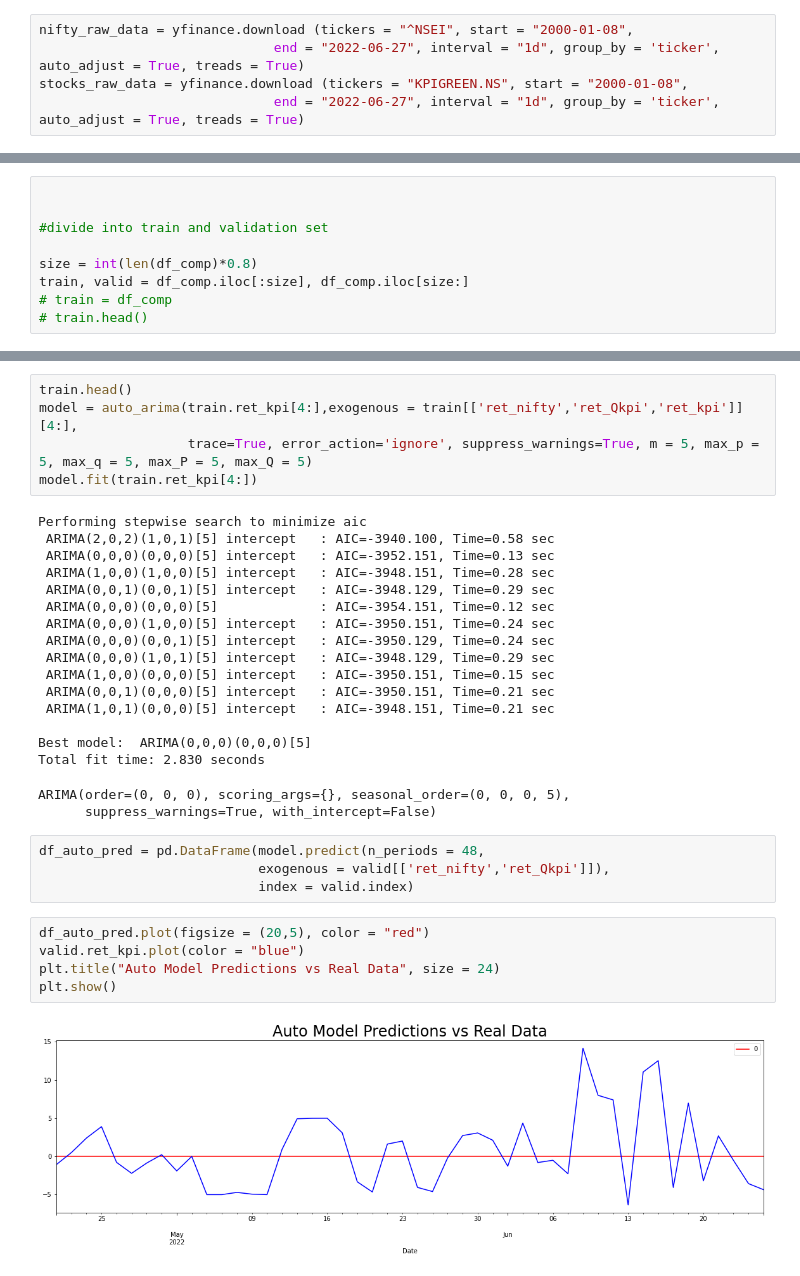
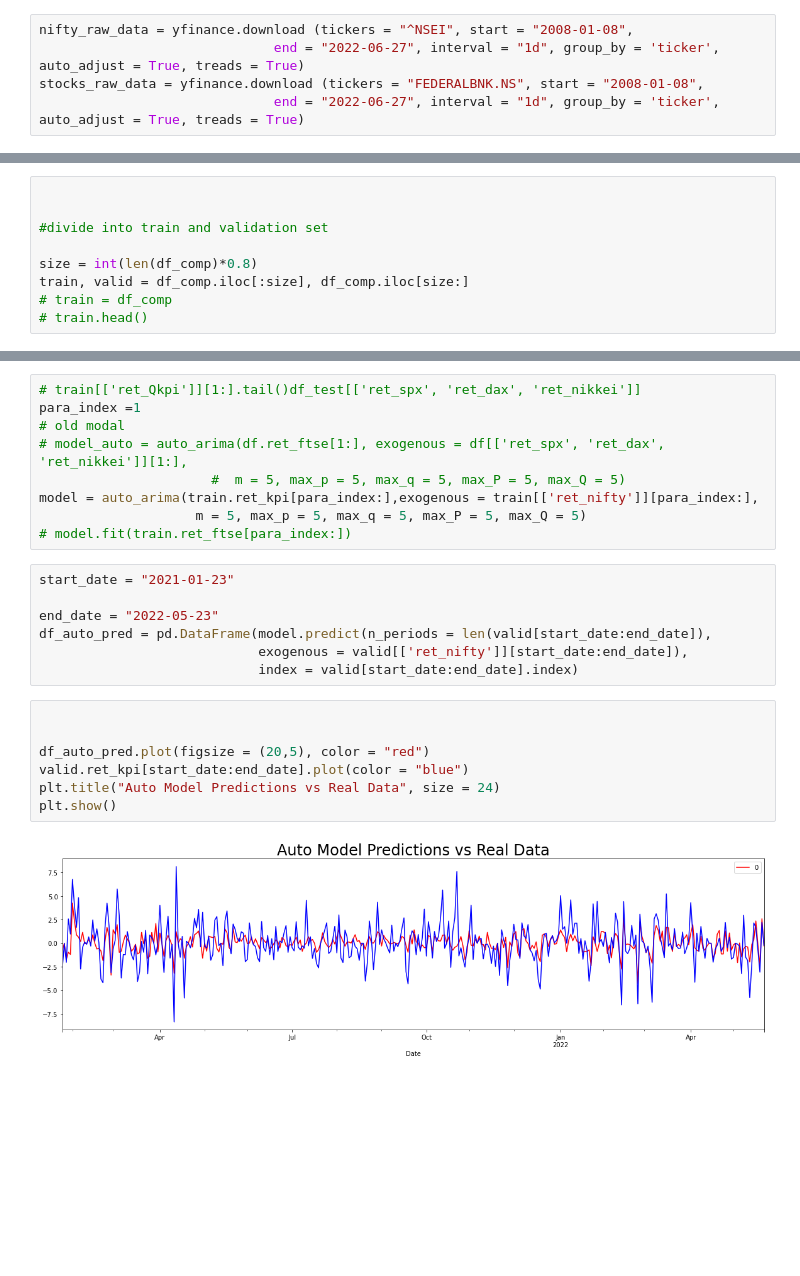
Before and after one commit to vvvipindsm/Interview, a Jupyter notebook: playground.ipynb, the cells around one changed output, grey strips where cells are left out. Drawn from its saved outputs; the diff is of its cells as text; blank space fills up the shorter version.

```diff
--- a/playground.ipynb
+++ b/playground.ipynb
@@ -28,7 +31,7 @@ Requirement already satisfied: urllib3<1.27,>=1.21.1 in /usr/local/lib/python3.7
 # %%
-nifty_raw_data = yfinance.download (tickers = "^NSEI", start = "2000-01-08",
+nifty_raw_data = yfinance.download (tickers = "^NSEI", start = "2008-01-08",
                               end = "2022-06-27", interval = "1d", group_by = 'ticker', auto_adjust = True, treads = True)
-stocks_raw_data = yfinance.download (tickers = "KPIGREEN.NS", start = "2000-01-08",
+stocks_raw_data = yfinance.download (tickers = "FEDERALBNK.NS", start = "2008-01-08",
                               end = "2022-06-27", interval = "1d", group_by = 'ticker', auto_adjust = True, treads = True)
 # %% [output]
 [*********************100%***********************]  1 of 1 completed
@@ -110,34 +133,25 @@ Requirement already satisfied: pyparsing!=3.0.5,>=2.0.2 in /usr/local/lib/python
-# %%
-train.head()
-model = auto_arima(train.ret_kpi[4:],exogenous = train[['ret_nifty','ret_Qkpi','ret_kpi']][4:],
-                   trace=True, error_action='ignore', suppress_warnings=True, m = 5, max_p = 5, max_q = 5, max_P = 5, max_Q = 5)
-model.fit(train.ret_kpi[4:])
-# %% [output]
-Performing stepwise search to minimize aic
- ARIMA(2,0,2)(1,0,1)[5] intercept   : AIC=-3940.100, Time=0.58 sec
- ARIMA(0,0,0)(0,0,0)[5] intercept   : AIC=-3952.151, Time=0.13 sec
- ARIMA(1,0,0)(1,0,0)[5] intercept   : AIC=-3948.151, Time=0.28 sec
- ARIMA(0,0,1)(0,0,1)[5] intercept   : AIC=-3948.129, Time=0.29 sec
- ARIMA(0,0,0)(0,0,0)[5]             : AIC=-3954.151, Time=0.12 sec
- ARIMA(0,0,0)(1,0,0)[5] intercept   : AIC=-3950.151, Time=0.24 sec
- ARIMA(0,0,0)(0,0,1)[5] intercept   : AIC=-3950.129, Time=0.24 sec
- ARIMA(0,0,0)(1,0,1)[5] intercept   : AIC=-3948.129, Time=0.29 sec
- ARIMA(1,0,0)(0,0,0)[5] intercept   : AIC=-3950.151, Time=0.15 sec
- ARIMA(0,0,1)(0,0,0)[5] intercept   : AIC=-3950.151, Time=0.21 sec
- ARIMA(1,0,1)(0,0,0)[5] intercept   : AIC=-3948.151, Time=0.21 sec
-
-Best model:  ARIMA(0,0,0)(0,0,0)[5]
-Total fit time: 2.830 seconds
-ARIMA(order=(0, 0, 0), scoring_args={}, seasonal_order=(0, 0, 0, 5),
-      suppress_warnings=True, with_intercept=False)
+# %%
+# train[['ret_Qkpi']][1:].tail()df_test[['ret_spx', 'ret_dax', 'ret_nikkei']]
+para_index =1
+# old modal
+# model_auto = auto_arima(df.ret_ftse[1:], exogenous = df[['ret_spx', 'ret_dax', 'ret_nikkei']][1:],
+                      #  m = 5, max_p = 5, max_q = 5, max_P = 5, max_Q = 5)
+model = auto_arima(train.ret_kpi[para_index:],exogenous = train[['ret_nifty']][para_index:],
+                    m = 5, max_p = 5, max_q = 5, max_P = 5, max_Q = 5)
+# model.fit(train.ret_ftse[para_index:])
 # %%
-df_auto_pred = pd.DataFrame(model.predict(n_periods = 48,
-                            exogenous = valid[['ret_nifty','ret_Qkpi']]),
-                            index = valid.index)
+start_date = "2021-01-23"
+
+end_date = "2022-05-23"
+df_auto_pred = pd.DataFrame(model.predict(n_periods = len(valid[start_date:end_date]),
+                            exogenous = valid[['ret_nifty']][start_date:end_date]),
+                            index = valid[start_date:end_date].index)
 # %%
+
+
 df_auto_pred.plot(figsize = (20,5), color = "red")
-valid.ret_kpi.plot(color = "blue")
+valid.ret_kpi[start_date:end_date].plot(color = "blue")
 plt.title("Auto Model Predictions vs Real Data", size = 24)
 plt.show()
 # %% [output]
-[figure, old version]
+[figure, new version]
```
Also changed, not shown: parts of 6 cells of this notebook.
